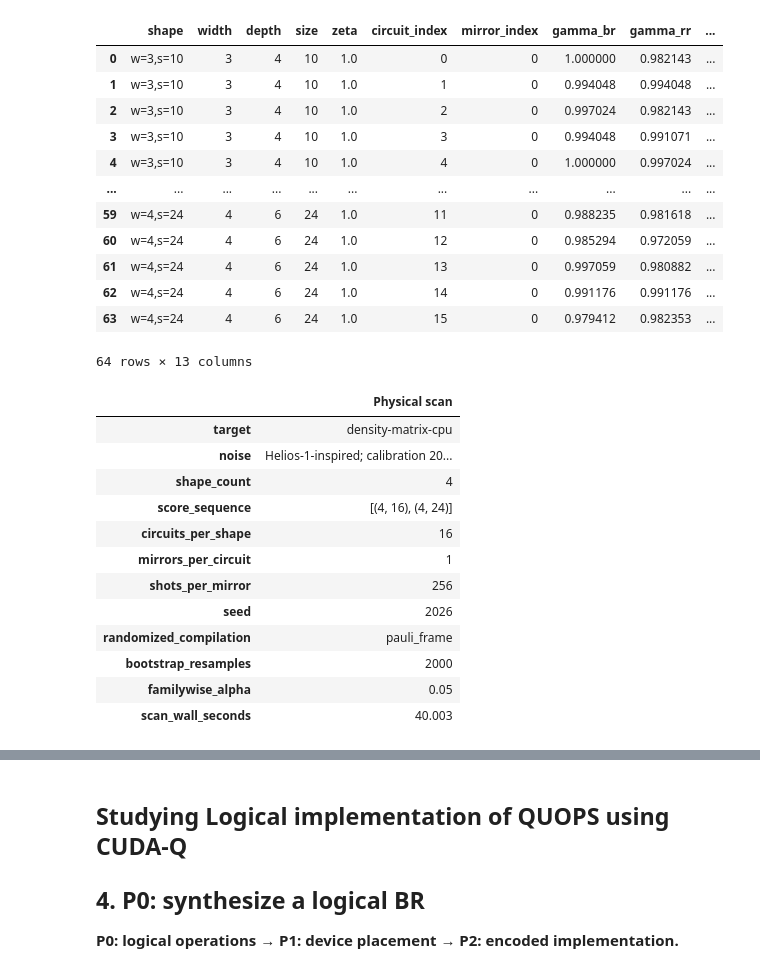
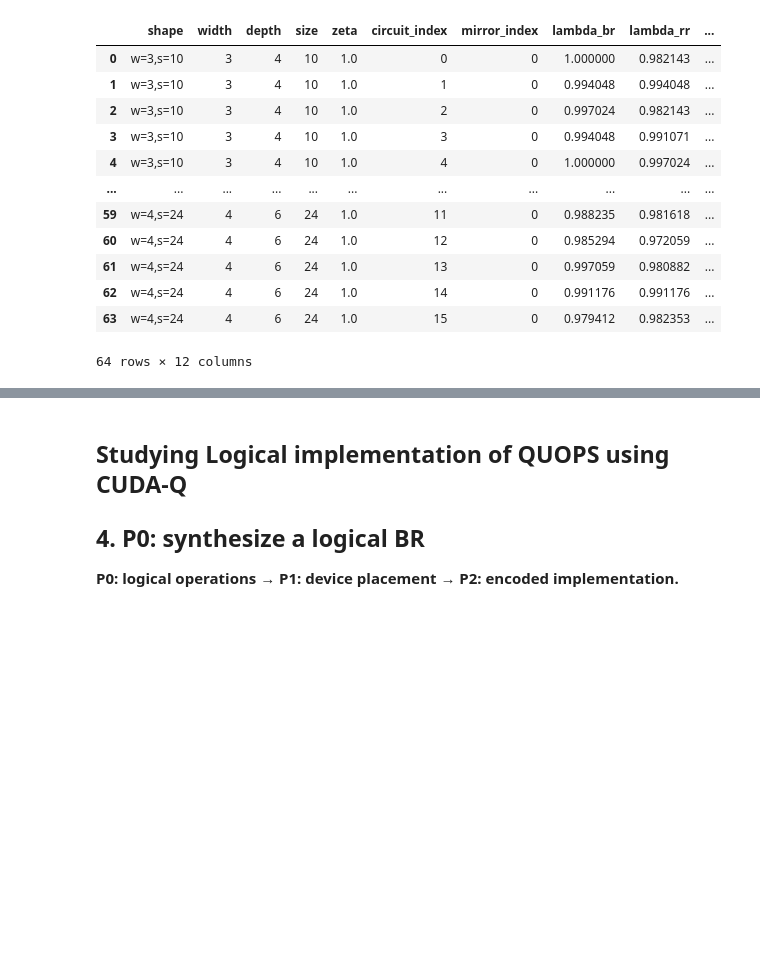
Before and after one commit to sandialabs/PRAQTICE, a Jupyter notebook: quops/implementations/cudaq/quops.ipynb, the cells around one changed output, grey strips where cells are left out. Cells and saved outputs as stored; diff of their text form; code cells hidden in the pictures; blank space fills up the shorter version.

```diff
--- a/quops/implementations/cudaq/quops.ipynb
+++ b/quops/implementations/cudaq/quops.ipynb
@@ -93,11 +68,6 @@ zeta = 1.0 # Active-qubit fraction in the final pair.
 # Keep only shapes inside the paper's utility cone: width**2 <= size <= width**3.
 shapes = default_shape_schedule([{"width": w, "depth": d, "zeta": zeta} for w in widths for d in depths if in_utility_cone(w, shape_size(w, d, zeta))])
 
-# Fix the score sequence S before drawing or inspecting any measurement data.
-score_width = max(widths) # Tutorial choice; choose the expected best width using prior information.
-score_sequence = [(shape["width"], shape["size"]) for shape in shapes if shape["width"] == score_width]
-
-# NumPy draws circuits and caps; CUDA-Q uses its seed for shot/noise sampling.
 rng = np.random.default_rng(seed)
 cudaq.set_random_seed(seed)
 
@@ -105,8 +75,6 @@ cudaq.set_random_seed(seed)
 rows = []
 data = pd.DataFrame(rows)
 live_table = display(data, display_id=True)
-
-scan_started = perf_counter()
 
 for shape in shapes:
 
@@ -123,44 +91,39 @@ for shape in shapes:
 
             # Independent caps give each mirror a known ideal target
             br_caps = sample_mcfe_caps(width, seed=rng)
             L_br, L_prime_br, target_bits_br = br_caps.initial, br_caps.final, br_caps.target
 
             rr_caps = sample_mcfe_caps(width, seed=rng)
             L_rr, L_prime_rr, target_bits_rr = rr_caps.initial, rr_caps.final, rr_caps.target
 
             ref_caps = sample_mcfe_caps(width, seed=rng)
             L_ref, L_prime_ref, target_bits_ref = ref_caps.initial, ref_caps.final, ref_caps.target
 
             # Randomize each reference independently, preserving its ideal operation.
             rc_C_inverse_br = randomized_compilation(C_inverse, seed=rng, style=rc_style)
-            rc_C_rr = randomized_compilation(C, seed=rng, style=rc_style)
+            rc_C_rr =         randomized_compilation(C, seed=rng, style=rc_style)
             rc_C_inverse_rr = randomized_compilation(C_inverse, seed=rng, style=rc_style)
 
             # Time the BR and RR sampling calls for the simulator-rate proxy.
             start_time = perf_counter()
             br_counts = cudaq.sample(BR_kernel, width, L_br, C, rc_C_inverse_br, L_prime_br, shots_count=shots, noise_model=noise)
             rr_counts = cudaq.sample(RR_kernel, width, L_rr, rc_C_rr, rc_C_inverse_rr, L_prime_rr, shots_count=shots, noise_model=noise)
             br_rr_seconds = perf_counter() - start_time
 
             # REF depends on width only but is included within the second for loop for sake of clarity
             ref_counts = cudaq.sample(REF_kernel, width, L_ref, L_prime_ref, shots_count=shots, noise_model=noise)
 
             # Convert all Hamming distances from the known target into each mirror's effective polarization.
-            gamma_br = effective_polarization_from_counts(br_counts, width, target_bits_br)
-            gamma_rr = effective_polarization_from_counts(rr_counts, width, target_bits_rr)
-            gamma_ref = effective_polarization_from_counts(ref_counts, width, target_bits_ref)
-            gamma = normalized_mcfe_polarization(gamma_br, gamma_rr, gamma_ref)
+            lambda_br = effective_polarization_from_counts(br_counts, width, target_bits_br)
+            lambda_rr = effective_polarization_from_counts(rr_counts, width, target_bits_rr)
+            lambda_ref = effective_polarization_from_counts(ref_counts, width, target_bits_ref)
 
             # Keep component estimates for ensemble inference and BR/RR shots plus timing for the rate.
-            rows.append({"shape": f"w={width},s={size}", "width": width, "depth": depth, "size": size, "zeta": shape["zeta"], "circuit_index": circuit_index, "mirror_index": mirror_index, "gamma_br": gamma_br, "gamma_rr": gamma_rr, "gamma_ref": gamma_ref, "gamma": gamma, "br_rr_seconds": br_rr_seconds, "m1_m2_shots": int(br_counts.get_total_shots() + rr_counts.get_total_shots())})
+            rows.append({"shape": f"w={width},s={size}", "width": width, "depth": depth, "size": size, "zeta": shape["zeta"], "circuit_index": circuit_index, "mirror_index": mirror_index, "lambda_br": lambda_br, "lambda_rr": lambda_rr, "lambda_ref": lambda_ref, "br_rr_seconds": br_rr_seconds, "m1_m2_shots": int(br_counts.get_total_shots() + rr_counts.get_total_shots())})
             data = pd.DataFrame(rows)
             live_table.update(data)
-
-scan_seconds = perf_counter() - scan_started
-run_settings = {"target": cudaq.get_target().name, "noise": "Helios-1-inspired; calibration 2025-11-05", "shape_count": len(shapes), "score_sequence": score_sequence, "circuits_per_shape": num_circuits, "mirrors_per_circuit": num_mirrors, "shots_per_mirror": shots, "seed": seed, "randomized_compilation": rc_style, "bootstrap_resamples": bootstrap_resamples, "familywise_alpha": familywise_alpha, "scan_wall_seconds": round(scan_seconds, 3)}
-display(pd.Series(run_settings, name="Physical scan").to_frame())
 # %% [output]
-|  | shape | width | depth | size | zeta | circuit_index | mirror_index | gamma_br | gamma_rr | ... |
+|  | shape | width | depth | size | zeta | circuit_index | mirror_index | lambda_br | lambda_rr | ... |
 | 0 | w=3,s=10 | 3 | 4 | 10 | 1.0 | 0 | 0 | 1.000000 | 0.982143 | ... |
 | 1 | w=3,s=10 | 3 | 4 | 10 | 1.0 | 1 | 0 | 0.994048 | 0.994048 | ... |
 | 2 | w=3,s=10 | 3 | 4 | 10 | 1.0 | 2 | 0 | 0.997024 | 0.982143 | ... |
@@ -172,18 +135,5 @@ display(pd.Series(run_settings, name="Physical scan").to_frame())
 | 61 | w=4,s=24 | 4 | 6 | 24 | 1.0 | 13 | 0 | 0.997059 | 0.980882 | ... |
 | 62 | w=4,s=24 | 4 | 6 | 24 | 1.0 | 14 | 0 | 0.991176 | 0.991176 | ... |
 | 63 | w=4,s=24 | 4 | 6 | 24 | 1.0 | 15 | 0 | 0.979412 | 0.982353 | ... |
-64 rows × 13 columns
+64 rows × 12 columns
-|  | Physical scan |
-| target | density-matrix-cpu |
-| noise | Helios-1-inspired; calibration 20... |
-| shape_count | 4 |
-| score_sequence | [(4, 16), (4, 24)] |
-| circuits_per_shape | 16 |
-| mirrors_per_circuit | 1 |
-| shots_per_mirror | 256 |
-| seed | 2026 |
-| randomized_compilation | pauli_frame |
-| bootstrap_resamples | 2000 |
-| familywise_alpha | 0.05 |
-| scan_wall_seconds | 40.003 |
 # %% [markdown]
```
Also changed, not shown: parts of 16 cells of this notebook, 5 other files.
